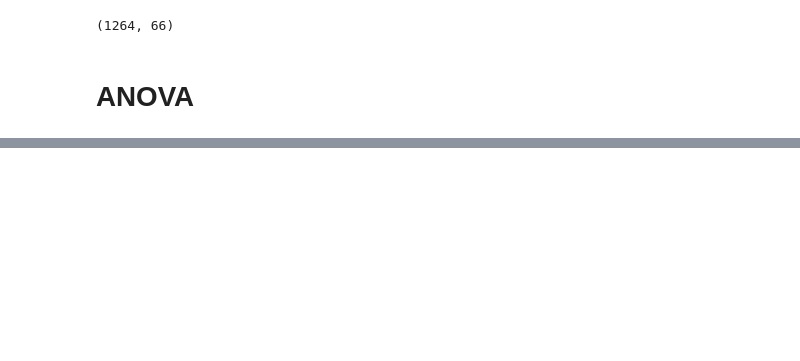
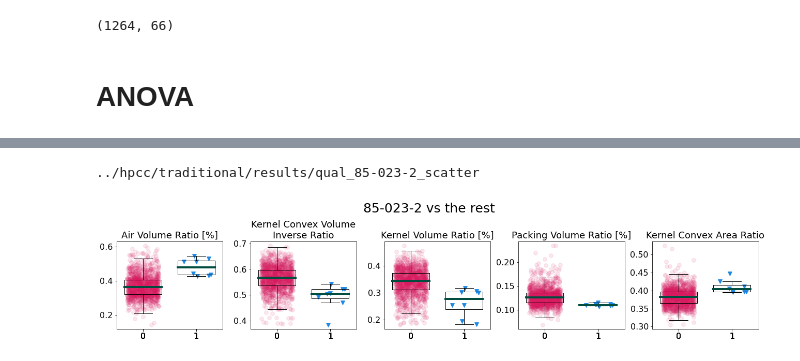
Before and after one commit to amezqui3/walnut_tda, a Jupyter notebook: jupyter/13_kruskal_wallis.ipynb, the cells around one changed output, grey strips where cells are left out. Cells and saved outputs as stored; diff of their text form; code cells hidden in the pictures; blank space fills up the shorter version.

```diff
--- a/jupyter/13_kruskal_wallis.ipynb
+++ b/jupyter/13_kruskal_wallis.ipynb
@@ -322,0 +394,31 @@ plot_bh_summary(kruskal, kbh_critical,
+# %%
+boxplot = [None, None]
+
+xscatter = np.random.default_rng(12345).uniform(-1,1,len(new_df))*.3
+
+fig, ax = plt.subplots(1,bh_critical, figsize=(18,4), sharex=True)
+ax = np.atleast_1d(ax).ravel()
+traitidx = argpvals[:len(ax)] + 2
+sl = new_col_labels[argpvals[:len(ax)] + 2]
+ul = new_col_units[argpvals[:len(ax)] + 2]
+
+for idx,i in enumerate(traitidx):
+    boxplot[0] = other.iloc[:,traitidx[idx]].values
+    boxplot[1] = interest.iloc[:,traitidx[idx]].values
+    ax[idx].scatter(xscatter[:len(other)], boxplot[0], color=col_wong[0], marker=marker[0], s=60, alpha=0.1)
+    ax[idx].scatter(xscatter[len(other):]+1, boxplot[1], color=col_wong[1], marker=marker[1], s=60, alpha=1)
+    ax[idx].boxplot(boxplot, notch=False, sym='', vert=True, positions=range(2), widths=0.7,
+                            medianprops = {'color':col_wong[-2], 'lw':4})
+    ax[idx].set_title(textwrap.fill(new_col_labels[i] + new_col_units[i],25), fontsize=18)
+    ax[idx].tick_params(labelsize=16)
+
+fig.suptitle("85-023-2 vs the rest", fontsize=25, y=0.96)
+fig.tight_layout()
+
+filename = dst + 'qual_' + '85-023-2' + '_scatter'
+print(filename)
+plt.savefig(filename + '.jpg', dpi=200, format='jpg', bbox_inches='tight', pil_kwargs={'optimize':True})
+#plt.close()
+# %% [output]
+../hpcc/traditional/results/qual_85-023-2_scatter
+[figure, added]
```
Also changed, not shown: parts of 12 cells of this notebook.
